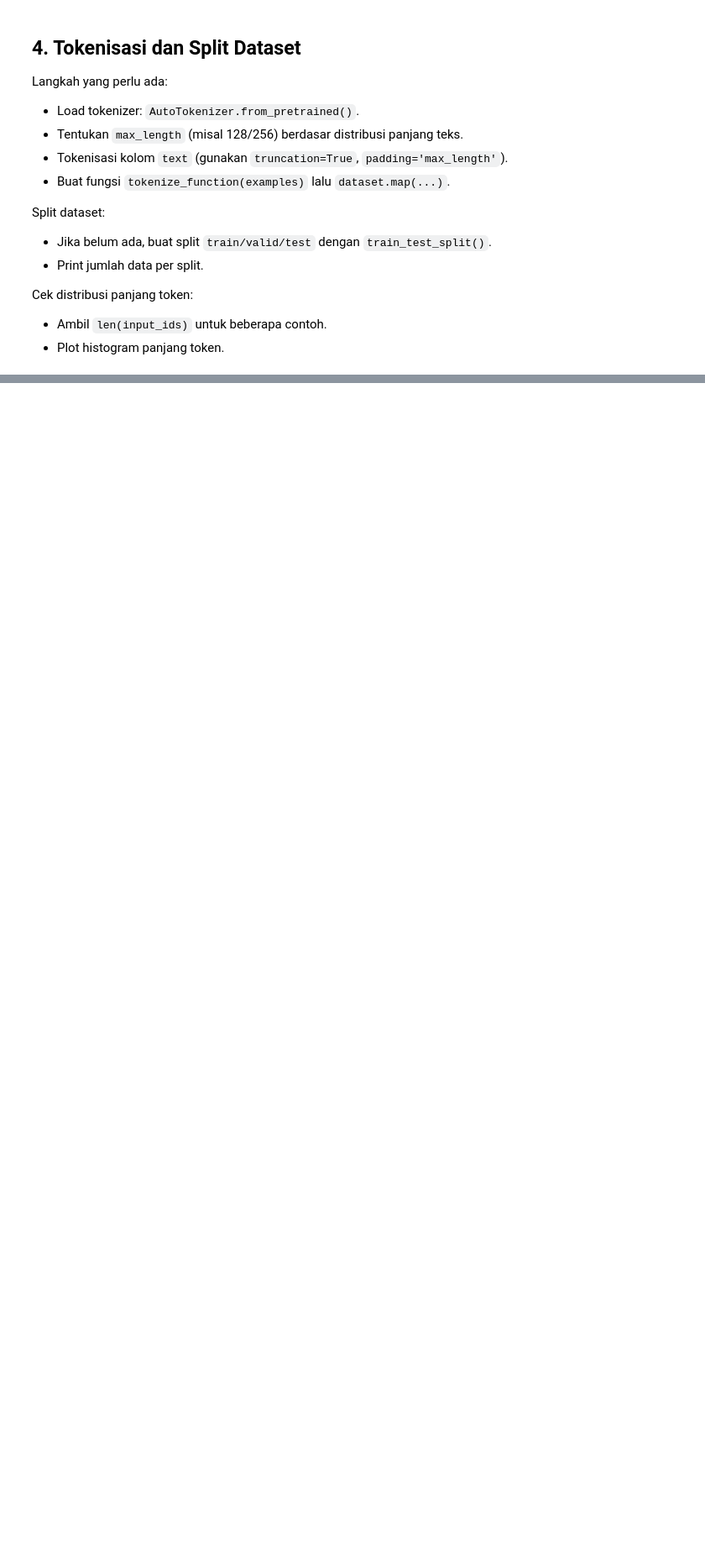
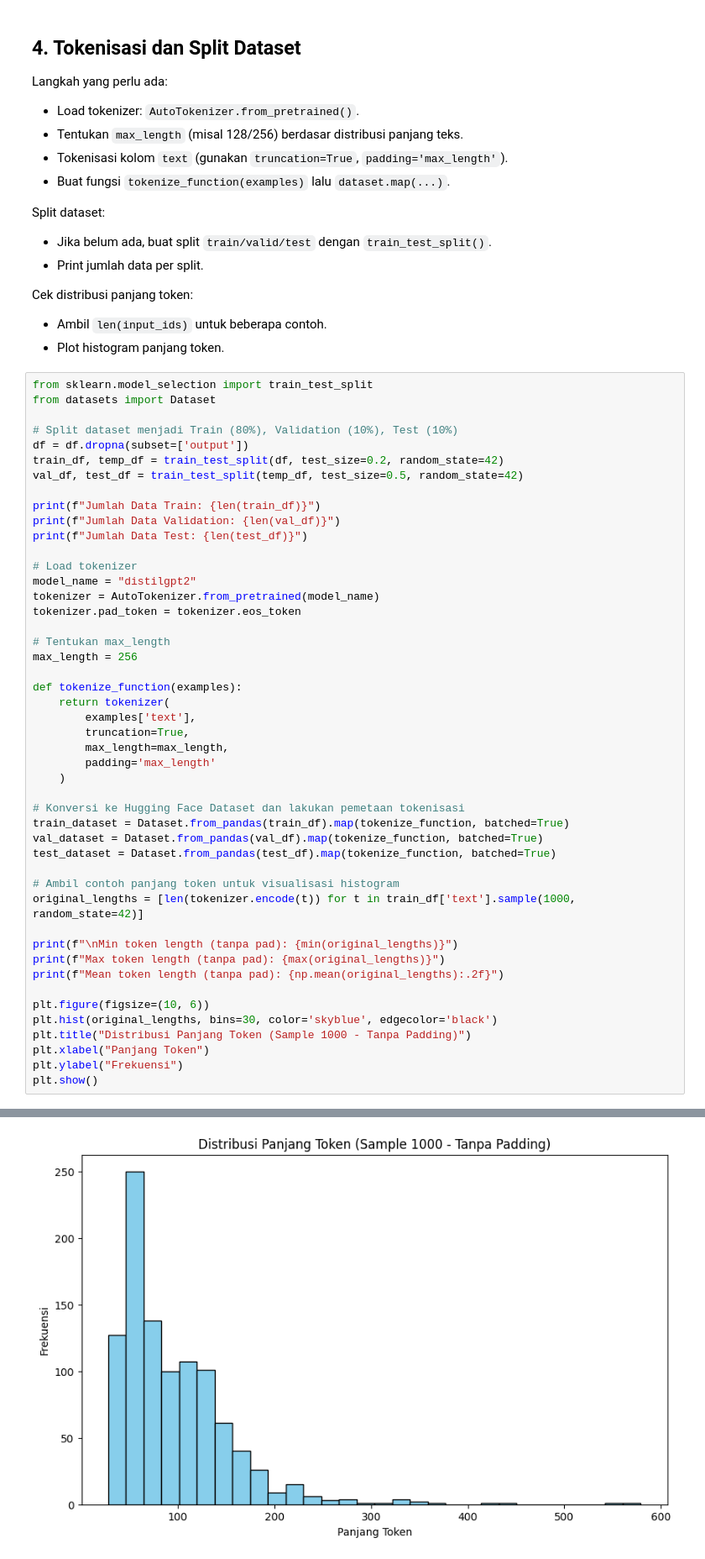
Before and after one commit to dindinmhs/large_model, a Jupyter notebook: training_fix_win_global/transformers/task/training/training_lm.ipynb, the cells around one changed output, grey strips where cells are left out. Shown at 84% size. Saved outputs shown, nothing was run; the diff lists cells and outputs as text; blank space fills up the shorter version.

```diff
--- a/training_fix_win_global/transformers/task/training/training_lm.ipynb
+++ b/training_fix_win_global/transformers/task/training/training_lm.ipynb
@@ -130,3 +189,51 @@ Split dataset:
 Cek distribusi panjang token:
 - Ambil `len(input_ids)` untuk beberapa contoh.
 - Plot histogram panjang token.
+# %%
+from sklearn.model_selection import train_test_split
+from datasets import Dataset
+
+# Split dataset menjadi Train (80%), Validation (10%), Test (10%)
+df = df.dropna(subset=['output'])
+train_df, temp_df = train_test_split(df, test_size=0.2, random_state=42)
+val_df, test_df = train_test_split(temp_df, test_size=0.5, random_state=42)
+
+print(f"Jumlah Data Train: {len(train_df)}")
+print(f"Jumlah Data Validation: {len(val_df)}")
+print(f"Jumlah Data Test: {len(test_df)}")
+
+# Load tokenizer
+model_name = "distilgpt2"
+tokenizer = AutoTokenizer.from_pretrained(model_name)
+tokenizer.pad_token = tokenizer.eos_token
+
+# Tentukan max_length
+max_length = 256
+
+def tokenize_function(examples):
+    return tokenizer(
+        examples['text'],
+        truncation=True,
+        max_length=max_length,
+        padding='max_length'
+    )
+
+# Konversi ke Hugging Face Dataset dan lakukan pemetaan tokenisasi
+train_dataset = Dataset.from_pandas(train_df).map(tokenize_function, batched=True)
+val_dataset = Dataset.from_pandas(val_df).map(tokenize_function, batched=True)
+test_dataset = Dataset.from_pandas(test_df).map(tokenize_function, batched=True)
+
+# Ambil contoh panjang token untuk visualisasi histogram
+original_lengths = [len(tokenizer.encode(t)) for t in train_df['text'].sample(1000, random_state=42)]
+
+print(f"\nMin token length (tanpa pad): {min(original_lengths)}")
+print(f"Max token length (tanpa pad): {max(original_lengths)}")
+print(f"Mean token length (tanpa pad): {np.mean(original_lengths):.2f}")
+
+plt.figure(figsize=(10, 6))
+plt.hist(original_lengths, bins=30, color='skyblue', edgecolor='black')
+plt.title("Distribusi Panjang Token (Sample 1000 - Tanpa Padding)")
+plt.xlabel("Panjang Token")
+plt.ylabel("Frekuensi")
+plt.show()
+# %% [output]
@@ -133,3 +247,4 @@ Cek distribusi panjang token:
+[figure, added]
 # %% [markdown]
 ## 5. Load Model & Tokenizer
 
```
Also changed, not shown: parts of 8 cells of this notebook, 6 other files.
